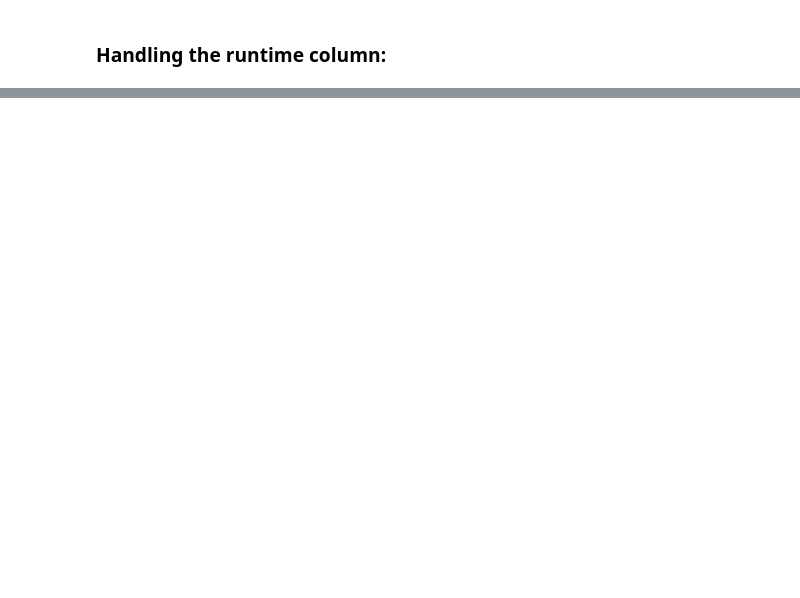
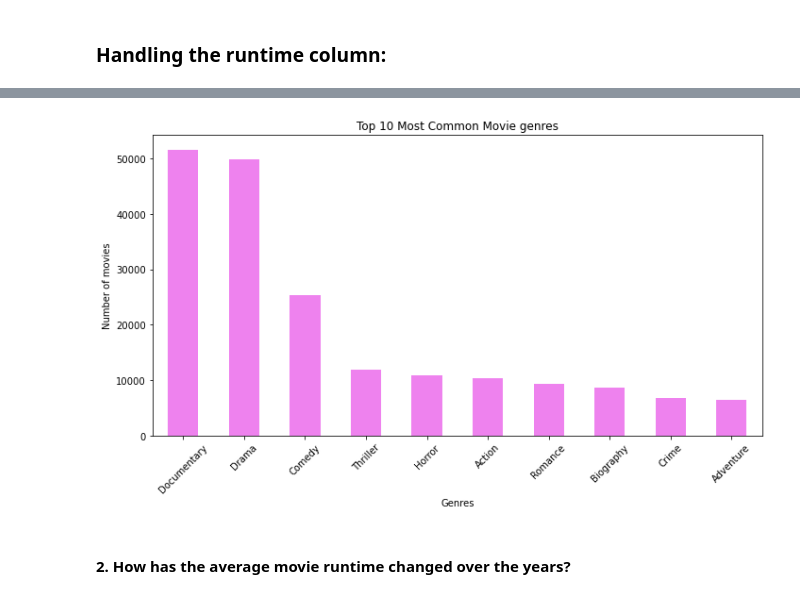
Before and after one commit to ValerieVinya/dsc-phase-1-project, a Jupyter notebook: student.ipynb, the cells around one changed output, grey strips where cells are left out. Saved outputs shown, nothing was run; the diff lists cells and outputs as text; code cells hidden in the pictures; blank space fills up the shorter version.

```diff
--- a/student.ipynb
+++ b/student.ipynb
@@ -154,0 +149,3 @@ Number of missing values in 'runtime_minutes': 31739
+# %%
+median_runtime = df['runtime_minutes'].median()
+df['runtime_minutes'].fillna(median_runtime, inplace=True)
@@ -154,0 +204,5 @@ Number of missing values in 'runtime_minutes': 31739
+# %%
+genre_count = df['genres'].str.split(',', expand=True).stack().value_counts()
+
+print("Top 10 most common movie genres:")
+print(genre_count.head(10))
@@ -154,0 +222,13 @@ Number of missing values in 'runtime_minutes': 31739
+# %%
+plt.figure(figsize=(10,6))
+genre_count.head(10).plot(kind='bar', color='violet')
+plt.title('Top 10 Most Common Movie genres')
+plt.xlabel('Genres')
+plt.ylabel('Number of movies')
+plt.xticks(rotation=45)
+plt.tight_layout()
+plt.show()
+# %% [output]
+[figure, added]
+# %% [markdown]
+#### 2. How has the average movie runtime changed over the years?
```
Also changed, not shown: parts of 26 cells of this notebook.
